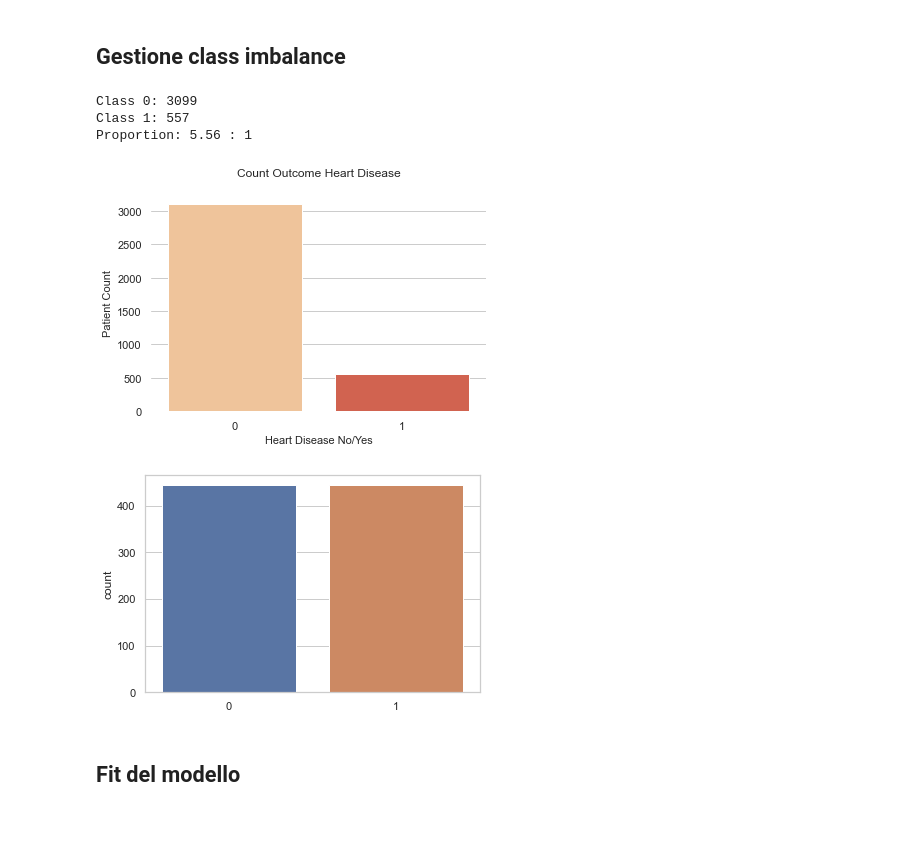
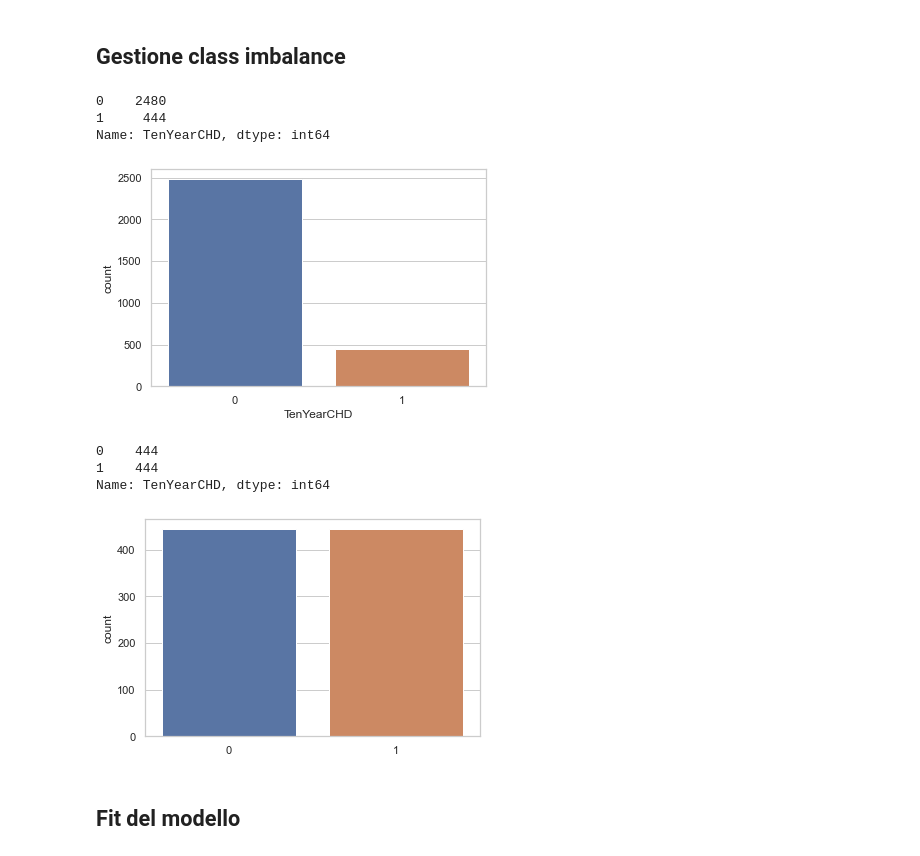
Before and after one commit to lorenzlorg/Big-Data-MAPR-project, a Jupyter notebook: Esercizio Classificazione.ipynb, the cells around one changed output. Drawn from its saved outputs; the diff is of its cells as text; code cells hidden in the pictures; blank space fills up the shorter version.

```diff
--- a/Esercizio Classificazione.ipynb
+++ b/Esercizio Classificazione.ipynb
@@ -155,23 +286,14 @@ ax = sns.countplot(x=y)
 # %% [markdown]
 ## Gestione class imbalance
-# %%
-# Checking balance of outcome variable
-target_count = df_clean.TenYearCHD.value_counts()
-print('Class 0:', target_count[0])
-print('Class 1:', target_count[1])
-print('Proportion:', round(target_count[0] / target_count[1], 2), ': 1')
-
-sns.countplot(df_clean.TenYearCHD, palette="OrRd")
-plt.box(False)
-plt.xlabel('Heart Disease No/Yes',fontsize=11)
-plt.ylabel('Patient Count',fontsize=11)
-plt.title('Count Outcome Heart Disease\n')
-plt.show()
-# %% [output]
-Class 0: 3099
-Class 1: 557
-Proportion: 5.56 : 1
-[figure, removed]
+# %%
+# rispetto a prima sto guardando il class imbalance solo sul train
+ax = sns.countplot(x=y_train)
+pd.DataFrame(y_train).TenYearCHD.value_counts()
+# %% [output]
+0    2480
+1     444
+Name: TenYearCHD, dtype: int64
+[figure, added]
 # %%
 # The easiest way to do so is to randomly select observations from the majority class and remove them from the data set until we achieve a balance between the majority and minority class. -> UNDERSAMPLING
 
@@ -193,12 +315,21 @@ from imblearn.under_sampling import NearMiss
 nr = NearMiss(version=3)
 
 X_train_miss, y_train_miss = nr.fit_sample(X_train, y_train.ravel())  # mentre il test non lo tocco, ora X_train_miss e y_train_miss sono i miei nuovi Train
+
+
+# verifico nuovamente la class imbalance
 ax = sns.countplot(x=y_train_miss)
 
 X_train_miss = pd.DataFrame(X_train_miss)
 y_train_miss = pd.DataFrame(y_train_miss)
 y_train_miss.rename(columns={0: 'TenYearCHD'}, inplace=True)
+
+target_count = y_train_miss.TenYearCHD.value_counts()
+target_count
 # %% [output]
+0    444
+1    444
+Name: TenYearCHD, dtype: int64
 [figure]
 # %%
 # train: X_train_miss, y_train_miss è stato ribilanciato
```
Also changed, not shown: parts of 39 cells of this notebook.
